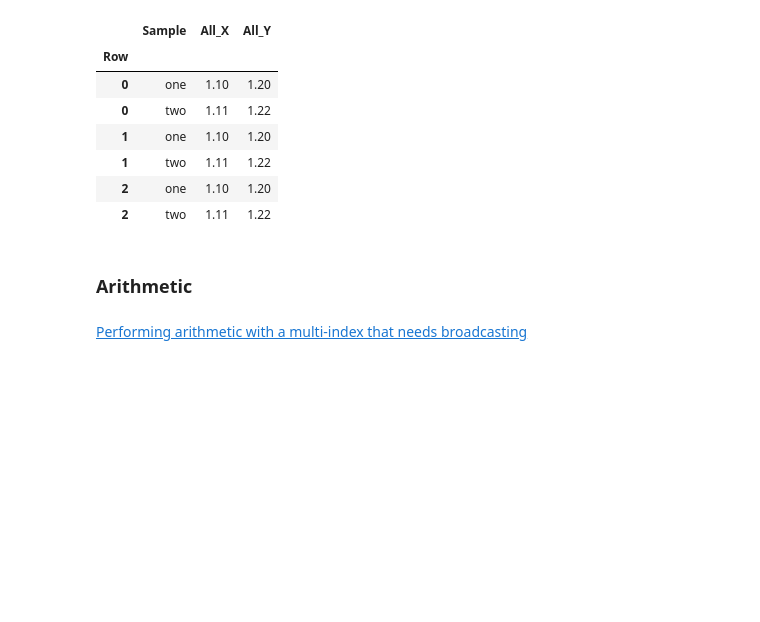
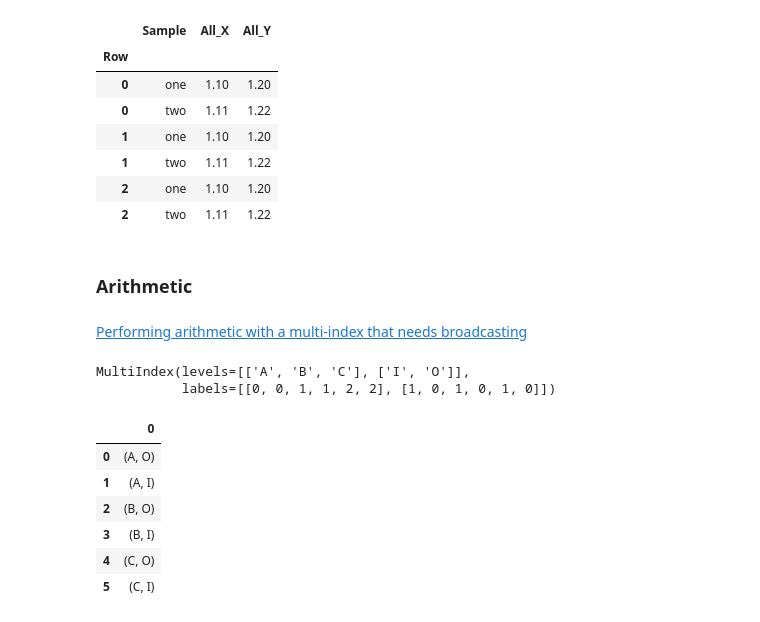
Before and after one commit to bgroveben/python3_machine_learning_projects, a Jupyter notebook: learn_kaggle/pandas/pandas_cookbook.ipynb, the cells around one changed output. Drawn from its saved outputs; the diff is of its cells as text; code cells hidden in the pictures; blank space fills up the shorter version.

```diff
--- a/learn_kaggle/pandas/pandas_cookbook.ipynb
+++ b/learn_kaggle/pandas/pandas_cookbook.ipynb
@@ -529,3 +529,18 @@ df.columns = ['Sample','All_X', 'All_Y']; df
 ### Arithmetic
 # %% [markdown]
 [Performing arithmetic with a multi-index that needs broadcasting](https://stackoverflow.com/questions/19501510/divide-entire-pandas-multiindex-dataframe-by-dataframe-variable/19502176#19502176)
+# %%
+cols = pd.MultiIndex.from_tuples([(x,y) for x in ['A','B','C'] for y in ['O','I']]); cols
+# %% [output]
+MultiIndex(levels=[['A', 'B', 'C'], ['I', 'O']],
+           labels=[[0, 0, 1, 1, 2, 2], [1, 0, 1, 0, 1, 0]])
+# %%
+df = pd.DataFrame(cols); df
+# %% [output]
+|  | 0 |
+| 0 | (A, O) |
+| 1 | (A, I) |
+| 2 | (B, O) |
+| 3 | (B, I) |
+| 4 | (C, O) |
+| 5 | (C, I) |
```
Also changed, not shown: parts of 7 cells of this notebook.
